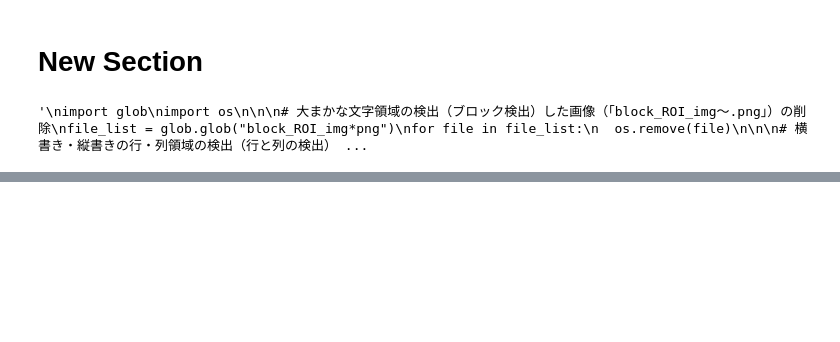
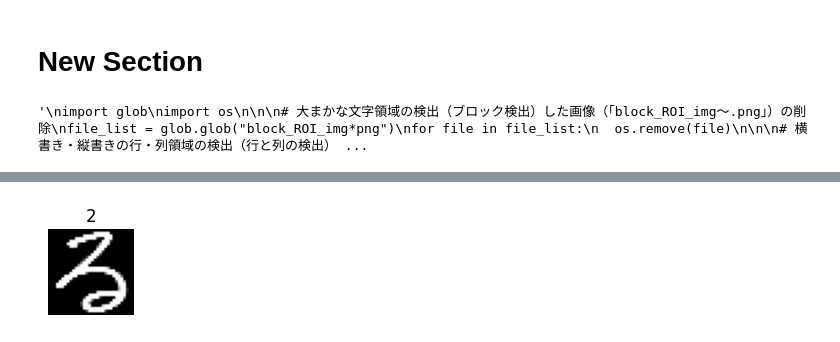
Before and after one commit to beatlesatani/OCR_project, a Jupyter notebook: Japanese_handwritten_text_detection_horizontal_vertical.ipynb, the cells around one changed output, grey strips where cells are left out. Saved outputs shown, nothing was run; the diff lists cells and outputs as text; code cells hidden in the pictures; blank space fills up the shorter version.

```diff
--- a/Japanese_handwritten_text_detection_horizontal_vertical.ipynb
+++ b/Japanese_handwritten_text_detection_horizontal_vertical.ipynb
@@ -304,2 +307,12 @@ new_image[0][10]
+# %%
+plt.subplot(1, 5, i + 1)
+plt.axis("off")
+plt.title(str(i))
+plt.imshow(image, cmap='gray')
+
+# Show the plotted images
+plt.show()
+# %% [output]
+[figure, added]
 # %%
 new_image.shape
```
Also changed, not shown: parts of 12 cells of this notebook.
